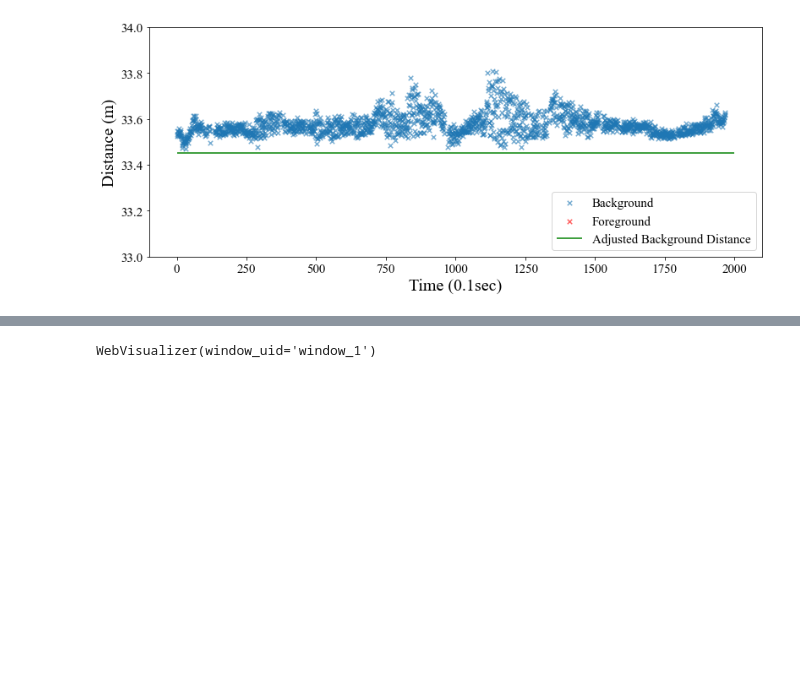
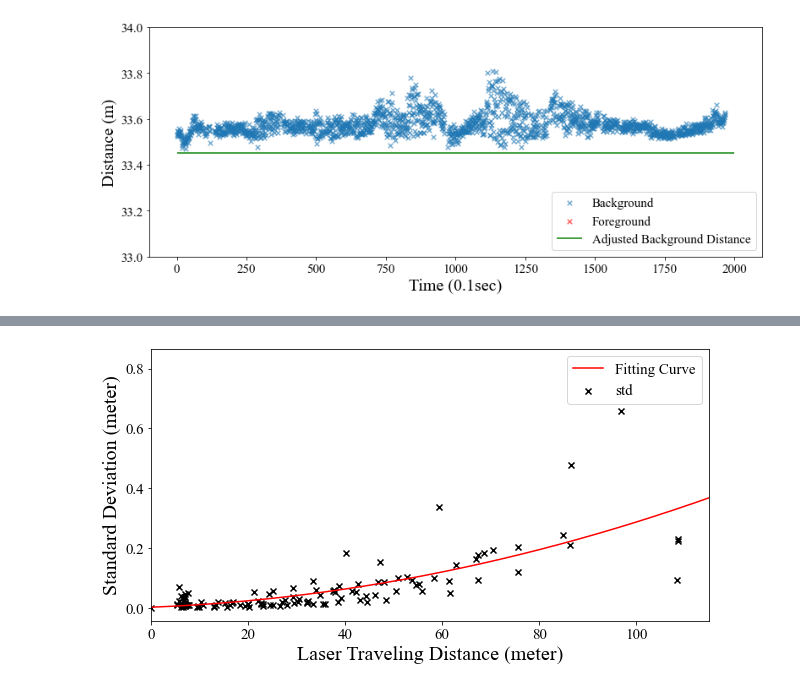
Before and after one commit to jksdbks123/Lidar-Tracker, a Jupyter notebook: LiDAR_Tracker_Project_v3.0/Paper.ipynb, the cells around one changed output, grey strips where cells are left out. Saved outputs shown, nothing was run; the diff lists cells and outputs as text; code cells hidden in the pictures; blank space fills up the shorter version.

```diff
--- a/LiDAR_Tracker_Project_v3.0/Paper.ipynb
+++ b/LiDAR_Tracker_Project_v3.0/Paper.ipynb
@@ -638,6 +561,0 @@ PicklingError: Could not pickle the task to send it to the workers.
-# %%
-aggregated_maps = []
-times = []
-for r,time in results:
-    aggregated_maps.append(r)
-    times.append(time)
@@ -669,4 +561,0 @@ pcd = get_pcd_colored_dir(thred_map,np.full(thred_map.shape,True))
-# %%
-draw(pcd,height=1000,width=1000)
-# %% [output]
-WebVisualizer(window_uid='window_1')
@@ -707,0 +562,41 @@ def get_pcd_colored_dir(Td_map,Colored_map):
+# %%
+f_path = r'D:\LiDAR_Data\AmplitudeTest\Total'
+path_amp = os.listdir(f_path)
+dis_Total  = []
+amps = []
+for p in path_amp:
+    test = np.load(os.path.join(f_path,p))
+    dis_Total .append(eval(p[:-4]))
+    amps.append(test)
+stds_Total  = np.array([a.std() for a in amps])
+lenths_Total = np.array([len(a) for a in amps])
+dis_Total = np.array(dis_Total)
+amps_2stds = []
+for i,a in enumerate(amps):
+    std = stds_Total[i]
+    amps_2stds.append(a[(a > a.mean() - 3*std )&(a < a.mean() + 3*std)].std())
+amps_2stds = np.array(amps_2stds)
+# %%
+stds_Total = stds_Total[dis_Total < 115]
+dis_Total = dis_Total[dis_Total < 115]
+# %%
+from scipy.optimize import curve_fit
+def func(x, a, b,c):
+    return a * x**2 + b*x + c
+popt, pcov = curve_fit(func, dis_Total, stds_Total)
+x = np.arange(0,180)
+y = popt[0] * x**2 + popt[1] * x + popt[2]
+# %%
+plt.figure(figsize=(10,5))
+plt.scatter(dis_Total,stds_Total, marker = 'x', c = 'black', label = 'std')
+plt.plot(x,y , c = 'r' , label = 'Fitting Curve')
+plt.xlim(0,115)
+plt.legend(fontsize = 15)
+plt.yticks(fontsize = 15)
+plt.xticks(fontsize = 15)
+plt.xlabel('Laser Traveling Distance (meter)',fontsize = 20)
+plt.ylabel('Standard Deviation (meter)',fontsize = 20)
+plt.savefig(r'C:\Users\zhChe\OneDrive - nevada.unr.edu\ITSmanuscript\Figs\distance.tif',dpi = 600)
+plt.show()
+# %% [output]
+[figure, added]
```
Also changed, not shown: parts of 118 cells of this notebook, 3 other files.
